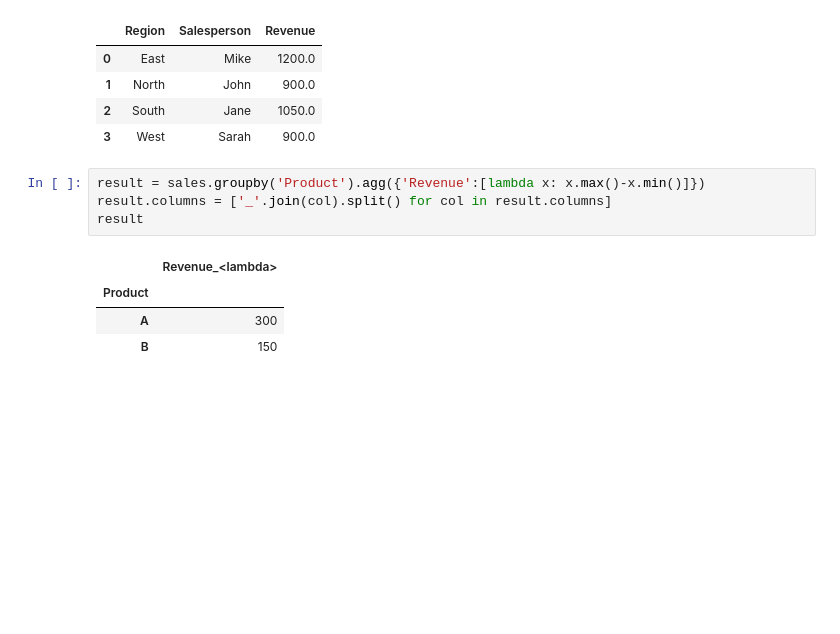
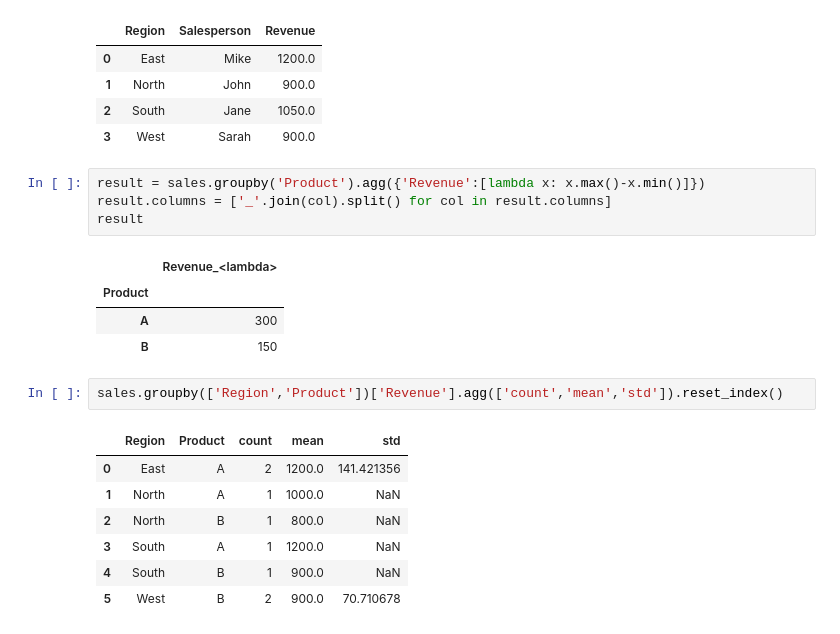
Before and after one commit to KEN-DATALABS/PROJECT-LIST, a Jupyter notebook: OneDrive/Documents/List Project/Project2.ipynb, the cells around one changed output. Cells and saved outputs as stored; diff of their text form; blank space fills up the shorter version.

```diff
--- a/OneDrive/Documents/List Project/Project2.ipynb
+++ b/OneDrive/Documents/List Project/Project2.ipynb
@@ -902,3 +902,13 @@ result
 | Product |  |
 | A | 300 |
 | B | 150 |
+# %%
+sales.groupby(['Region','Product'])['Revenue'].agg(['count','mean','std']).reset_index()
+# %% [output]
+|  | Region | Product | count | mean | std |
+| 0 | East | A | 2 | 1200.0 | 141.421356 |
+| 1 | North | A | 1 | 1000.0 | NaN |
+| 2 | North | B | 1 | 800.0 | NaN |
+| 3 | South | A | 1 | 1200.0 | NaN |
+| 4 | South | B | 1 | 900.0 | NaN |
+| 5 | West | B | 2 | 900.0 | 70.710678 |
```
